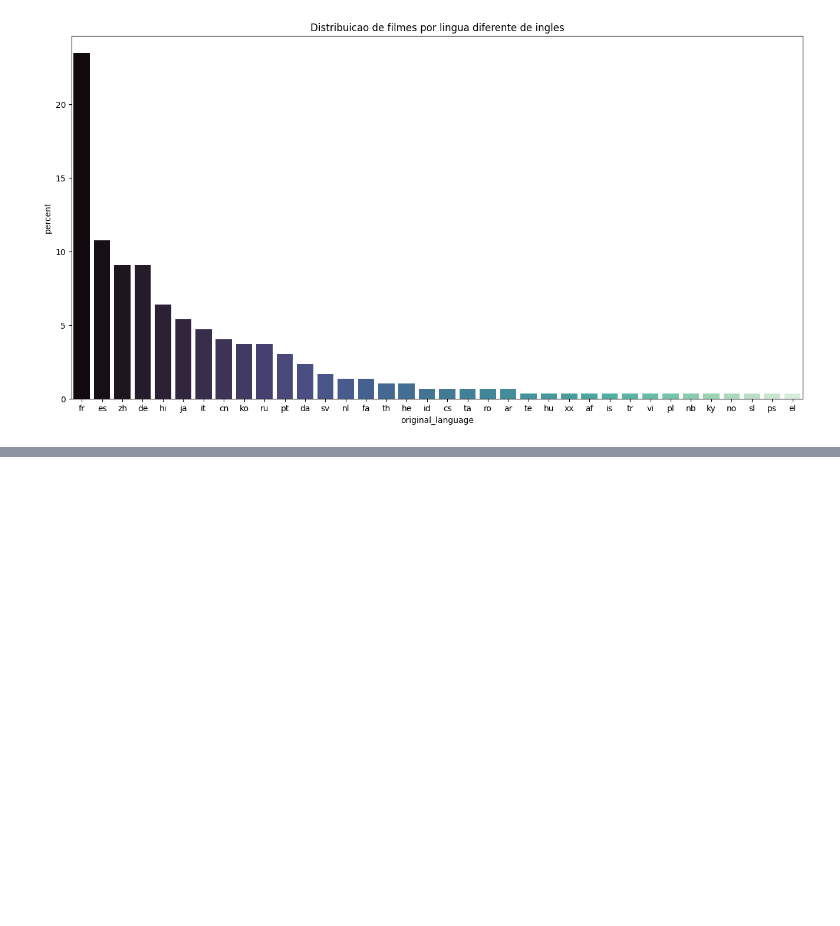
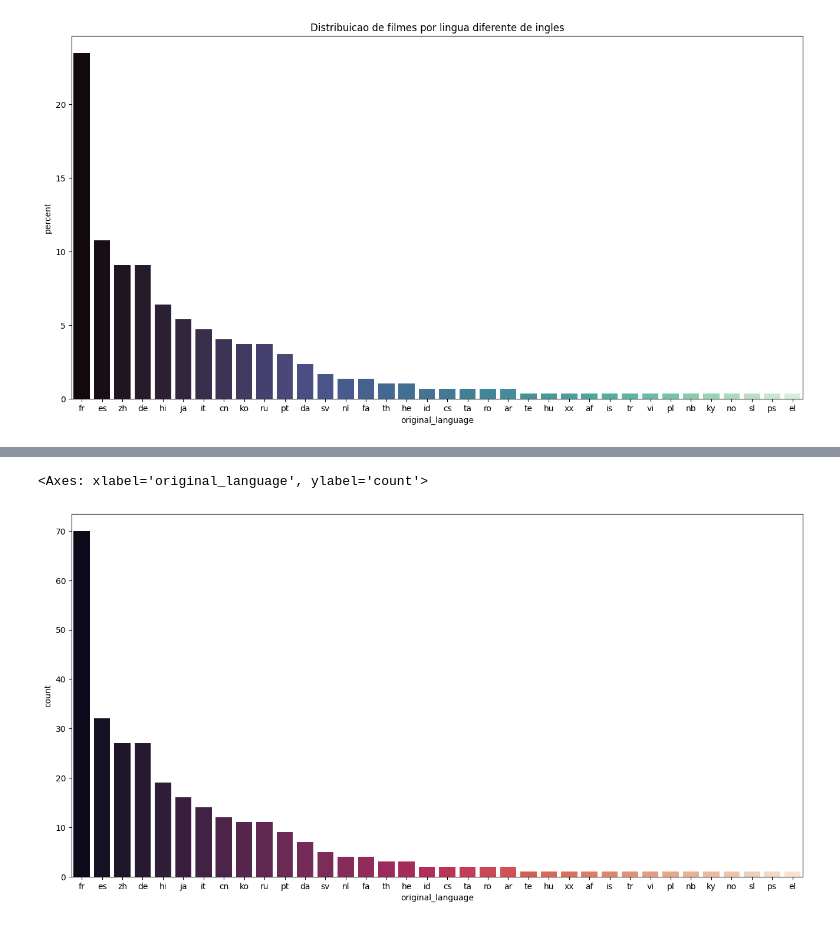
Before and after one commit to patrianegovi/cursoalura_datascience, a Jupyter notebook: Introducao_a_data_science.ipynb, the cells around one changed output, grey strips where cells are left out. Saved outputs shown, nothing was run; the diff lists cells and outputs as text; code cells hidden in the pictures; blank space fills up the shorter version.

```diff
--- a/Introducao_a_data_science.ipynb
+++ b/Introducao_a_data_science.ipynb
@@ -789,3 +789,8 @@ plt.title("Distribuicao de filmes por lingua diferente de ingles")
 # %% [output]
 Text(0.5, 1.0, 'Distribuicao de filmes por lingua diferente de ingles')
 [figure]
+# %%
+# criacao de nova variavel
+
+total_de_outros_filmes_por_lingua = tmdb.query("original_language != 'en'")["original_language"].value_counts()
+total_de_outros_filmes_por_lingua.head()
@@ -791,0 +821,14 @@ Text(0.5, 1.0, 'Distribuicao de filmes por lingua diferente de ingles')
+# %%
+# hue_order para ordenar as cores
+
+plt.figure(figsize=(16,8))
+sns.countplot(data=tmdb.query("original_language != 'en'"),
+              order=total_de_outros_filmes_por_lingua.index,
+              palette='rocket',
+              hue='original_language',
+              hue_order=total_de_outros_filmes_por_lingua.index,
+              x="original_language")
+#
+# %% [output]
+<Axes: xlabel='original_language', ylabel='count'>
+[figure, added]
```
Also changed, not shown: parts of 32 cells of this notebook.
